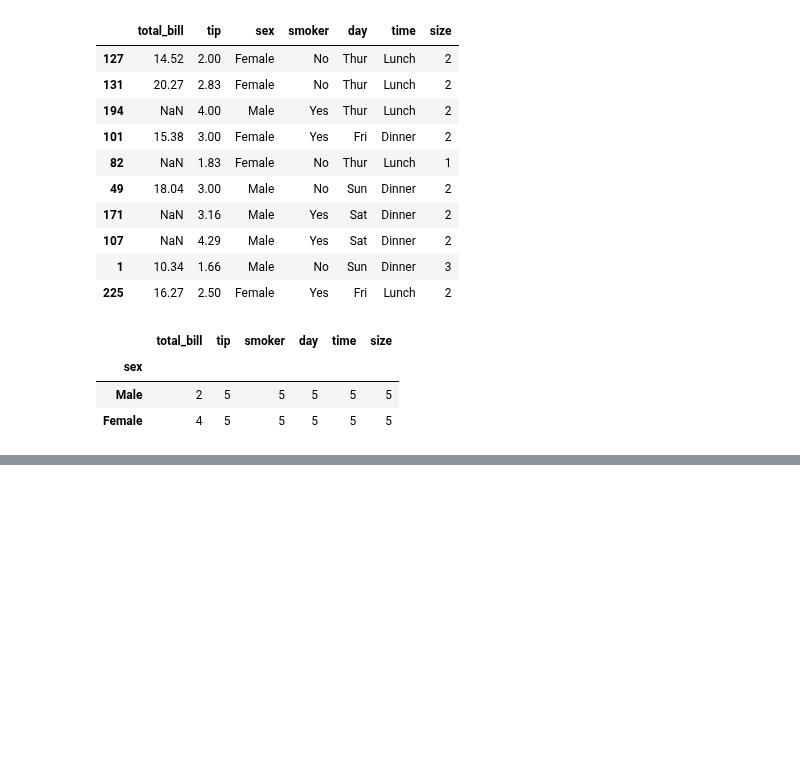
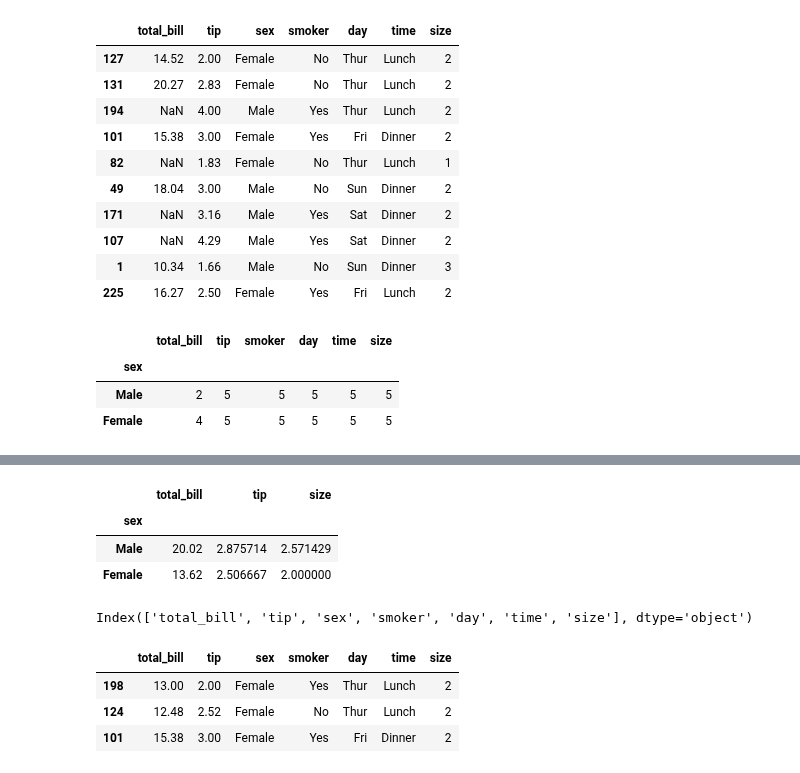
Before and after one commit to layla-focalors/pandas_learning, a Jupyter notebook: Learning_Final_Exam/Layla.ipynb, the cells around one changed output, grey strips where cells are left out. Drawn from its saved outputs; the diff is of its cells as text; code cells hidden in the pictures; blank space fills up the shorter version.

```diff
--- a/Learning_Final_Exam/Layla.ipynb
+++ b/Learning_Final_Exam/Layla.ipynb
@@ -810,0 +881,18 @@ Name: total_bill, dtype: float64
+# %%
+grouped.mean()
+# %% [output]
+|  | total_bill | tip | size |
+| sex |  |  |  |
+| Male | 20.02 | 2.875714 | 2.571429 |
+| Female | 13.62 | 2.506667 | 2.000000 |
+# %%
+df_10.columns
+# %% [output]
+Index(['total_bill', 'tip', 'sex', 'smoker', 'day', 'time', 'size'], dtype='object')
+# %%
+grouped.get_group('Female')
+# %% [output]
+|  | total_bill | tip | sex | smoker | day | time | size |
+| 198 | 13.00 | 2.00 | Female | Yes | Thur | Lunch | 2 |
+| 124 | 12.48 | 2.52 | Female | No | Thur | Lunch | 2 |
+| 101 | 15.38 | 3.00 | Female | Yes | Fri | Dinner | 2 |
```
Also changed, not shown: parts of 18 cells of this notebook.
